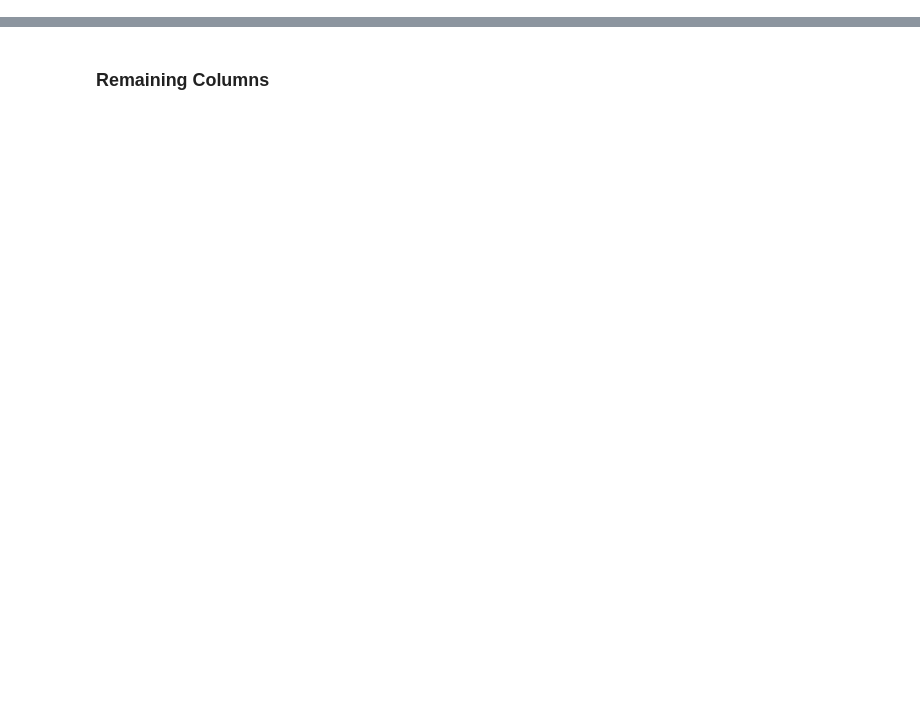
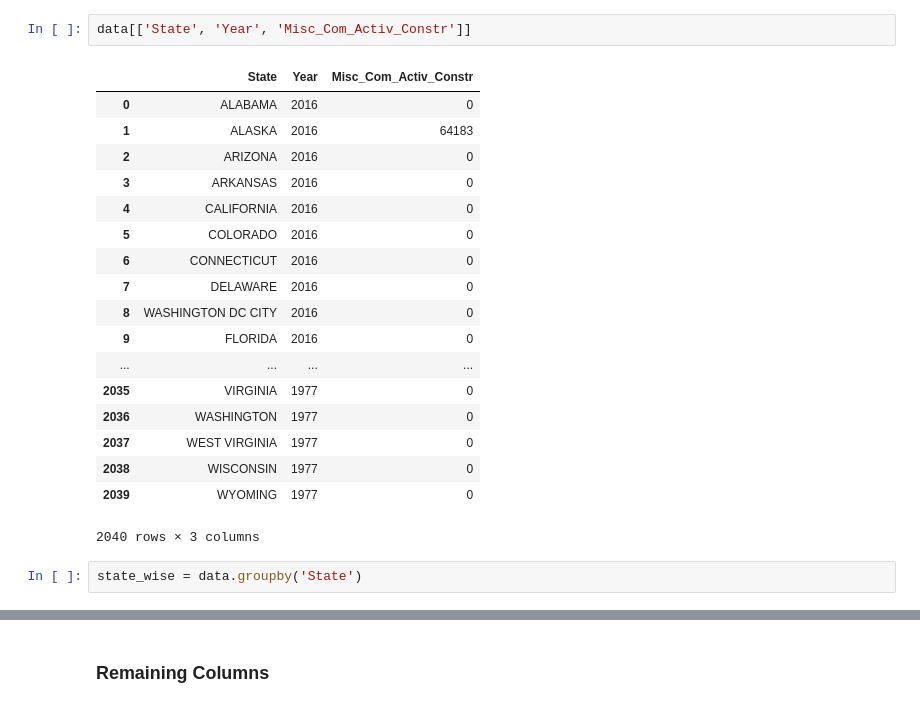
Before and after one commit to TruthTreeASD/ml, a Jupyter notebook: Analysis_StateData_2.ipynb, the cells around one changed output, grey strips where cells are left out. Drawn from its saved outputs; the diff is of its cells as text; blank space fills up the shorter version.

```diff
--- a/Analysis_StateData_2.ipynb
+++ b/Analysis_StateData_2.ipynb
@@ -51,0 +270,23 @@ data.head().T
+# %%
+data[['State', 'Year', 'Misc_Com_Activ_Constr']]
+# %% [output]
+|  | State | Year | Misc_Com_Activ_Constr |
+| 0 | ALABAMA | 2016 | 0 |
+| 1 | ALASKA | 2016 | 64183 |
+| 2 | ARIZONA | 2016 | 0 |
+| 3 | ARKANSAS | 2016 | 0 |
+| 4 | CALIFORNIA | 2016 | 0 |
+| 5 | COLORADO | 2016 | 0 |
+| 6 | CONNECTICUT | 2016 | 0 |
+| 7 | DELAWARE | 2016 | 0 |
+| 8 | WASHINGTON DC CITY | 2016 | 0 |
+| 9 | FLORIDA | 2016 | 0 |
+| ... | ... | ... | ... |
+| 2035 | VIRGINIA | 1977 | 0 |
+| 2036 | WASHINGTON | 1977 | 0 |
+| 2037 | WEST VIRGINIA | 1977 | 0 |
+| 2038 | WISCONSIN | 1977 | 0 |
+| 2039 | WYOMING | 1977 | 0 |
+2040 rows × 3 columns
+# %%
+state_wise = data.groupby('State')
```
Also changed, not shown: parts of 75 cells of this notebook, 3 other files.
